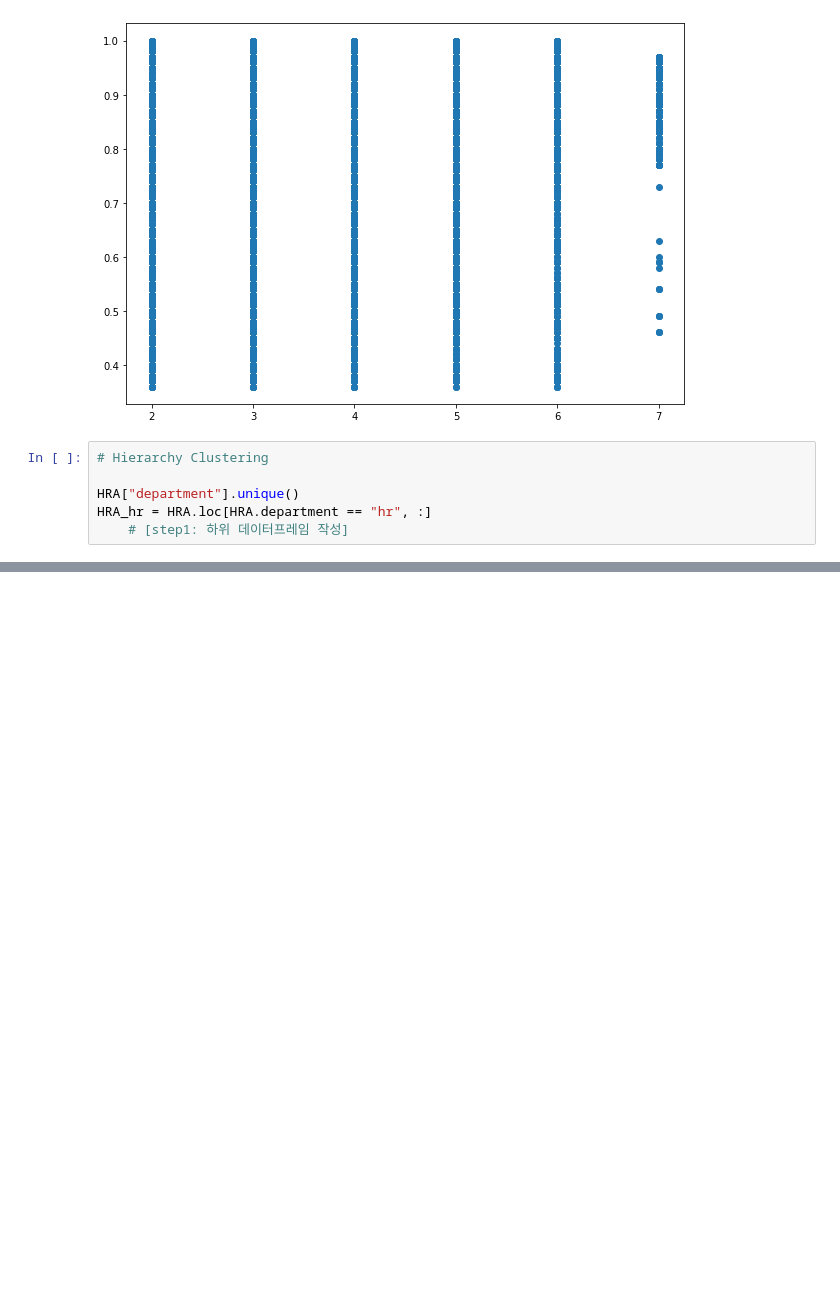
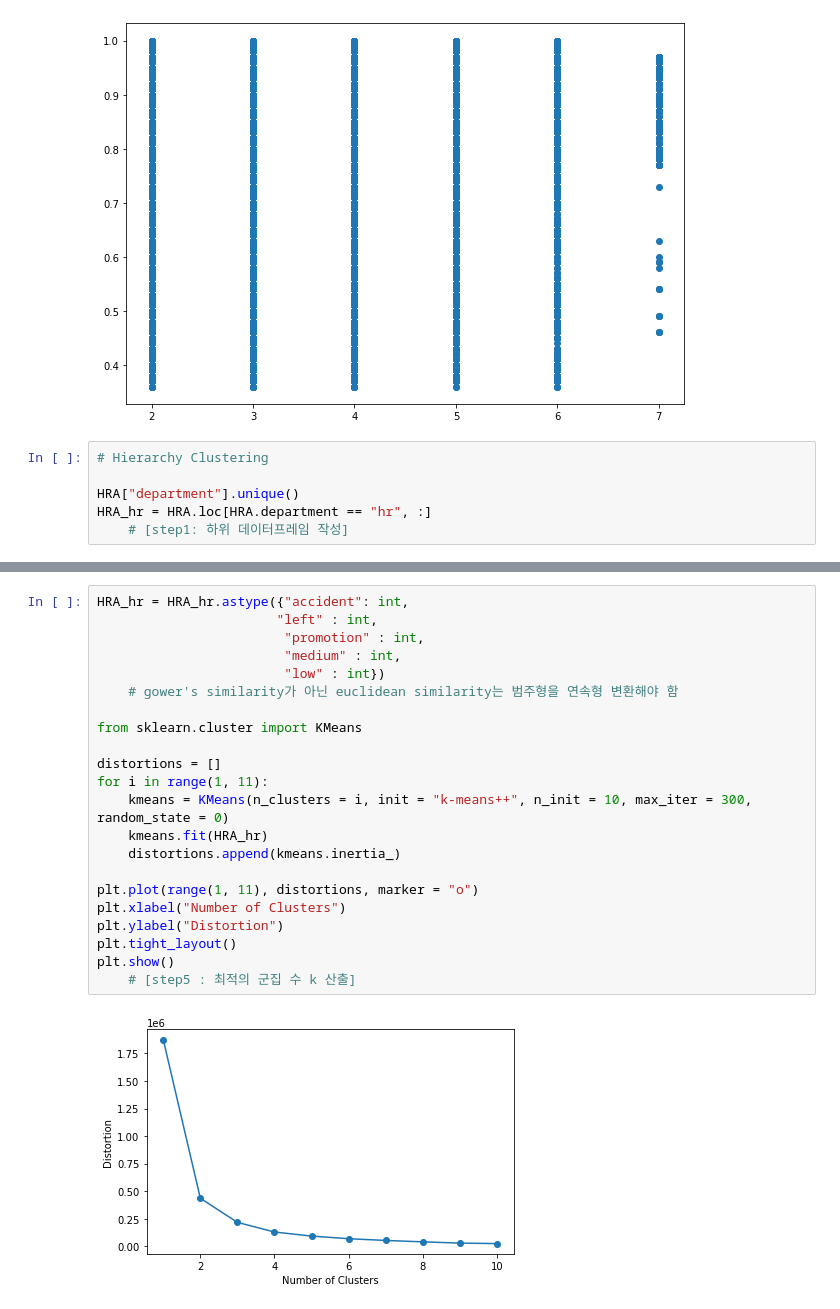
Before and after one commit to ksydata/Algorithm_DataStructure, a Jupyter notebook: data_analysis_ML.ipynb, the cells around one changed output, grey strips where cells are left out. Cells and saved outputs as stored; diff of their text form; blank space fills up the shorter version.

```diff
--- a/data_analysis_ML.ipynb
+++ b/data_analysis_ML.ipynb
@@ -206,0 +202,24 @@ dend = sch.dendrogram(Z)
+# %%
+HRA_hr = HRA_hr.astype({"accident": int,
+                       "left" : int,
+                        "promotion" : int,
+                        "medium" : int,
+                        "low" : int})
+    # gower's similarity가 아닌 euclidean similarity는 범주형을 연속형 변환해야 함
+
+from sklearn.cluster import KMeans
+
+distortions = []
+for i in range(1, 11):
+    kmeans = KMeans(n_clusters = i, init = "k-means++", n_init = 10, max_iter = 300, random_state = 0)
+    kmeans.fit(HRA_hr)
+    distortions.append(kmeans.inertia_)
+
+plt.plot(range(1, 11), distortions, marker = "o")
+plt.xlabel("Number of Clusters")
+plt.ylabel("Distortion")
+plt.tight_layout()
+plt.show()
+    # [step5 : 최적의 군집 수 k 산출]
+# %% [output]
+[figure, added]
```
Also changed, not shown: parts of 14 cells of this notebook.
